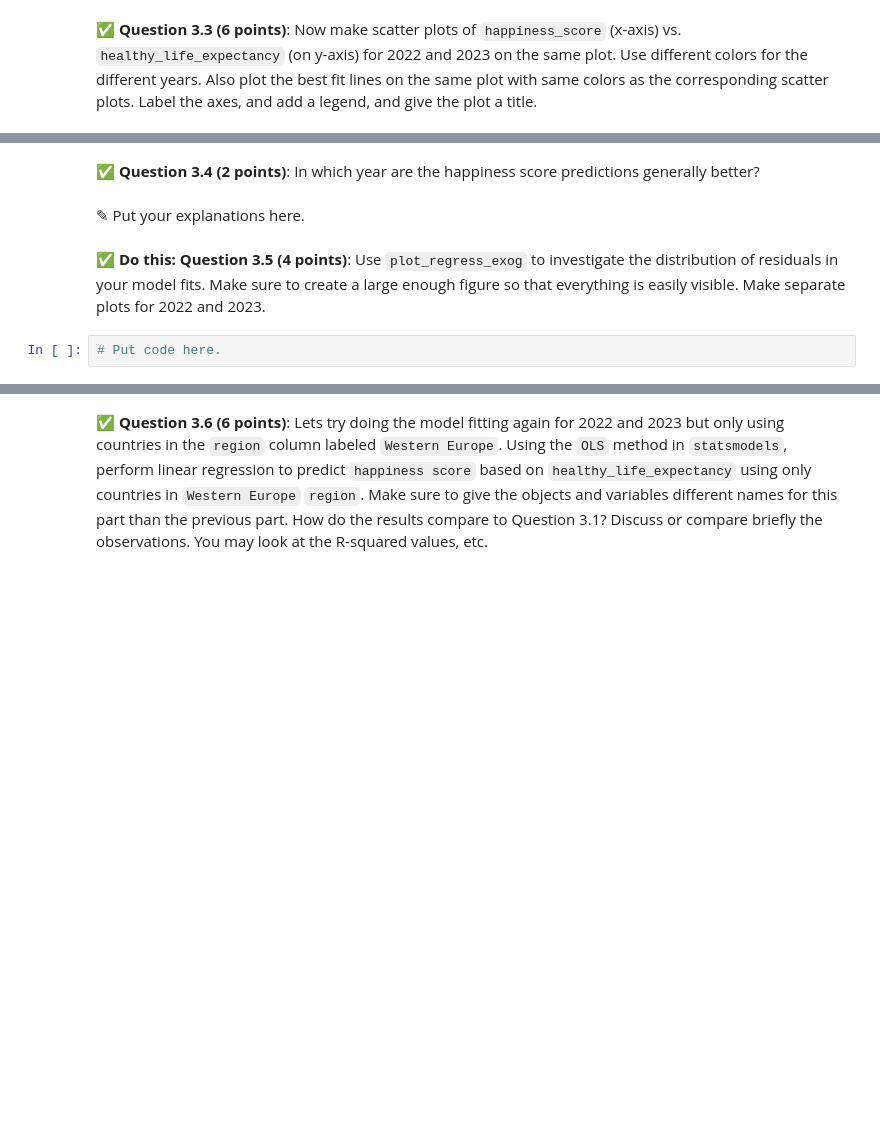
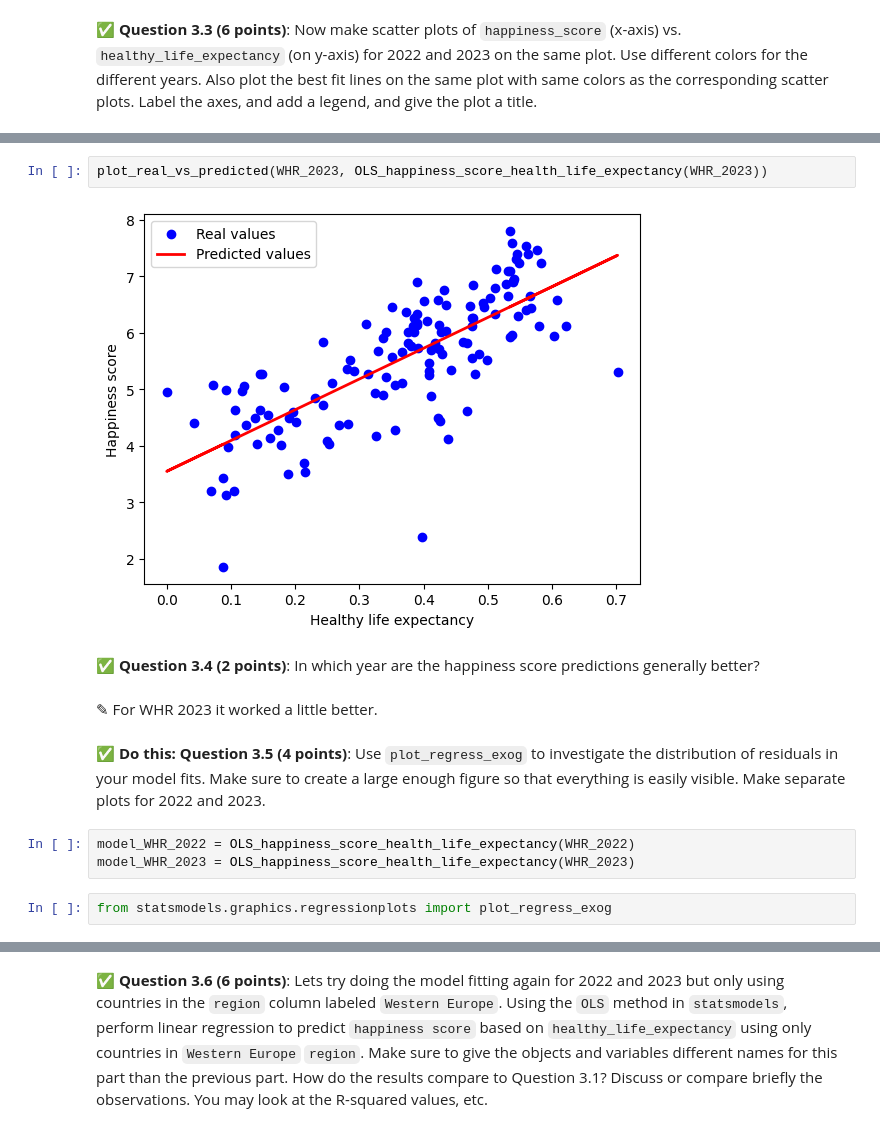
Before and after one commit to Jlozano351/CMSE202-s24-turnin, a Jupyter notebook: hw-03/HW-03_Regression-S24-Juan José Lozano González.ipynb, the cells around one changed output, grey strips where cells are left out. Saved outputs shown, nothing was run; the diff lists cells and outputs as text; blank space fills up the shorter version.

```diff
--- a/hw-03/HW-03_Regression-S24-Juan José Lozano González.ipynb
+++ b/hw-03/HW-03_Regression-S24-Juan José Lozano González.ipynb
@@ -165,8 +251,15 @@ In this part, we'll perform some one-variable linear regression analysis on the
+# %%
+plot_real_vs_predicted(WHR_2023, OLS_happiness_score_health_life_expectancy(WHR_2023))
+# %% [output]
+[figure, added]
 # %% [markdown]
 &#9989;  **Question 3.4 (2 points)**: In which year are the happiness score predictions generally better?
 # %% [markdown]
-<font size=+3>&#9998;</font> Put your explanations here.
+<font size=+3>&#9998;</font> For WHR 2023 it worked a little better.
 # %% [markdown]
 **&#9989; Do this:** **Question 3.5 (4 points)**: Use `plot_regress_exog` to investigate the distribution of residuals in your model fits. Make sure to create a large enough figure so that everything is easily visible. Make separate plots for 2022 and 2023.
-# %%
-# Put code here.
+# %%
+model_WHR_2022 = OLS_happiness_score_health_life_expectancy(WHR_2022)
+model_WHR_2023 = OLS_happiness_score_health_life_expectancy(WHR_2023)
+# %%
+from statsmodels.graphics.regressionplots import plot_regress_exog
```
Also changed, not shown: parts of 28 cells of this notebook.
